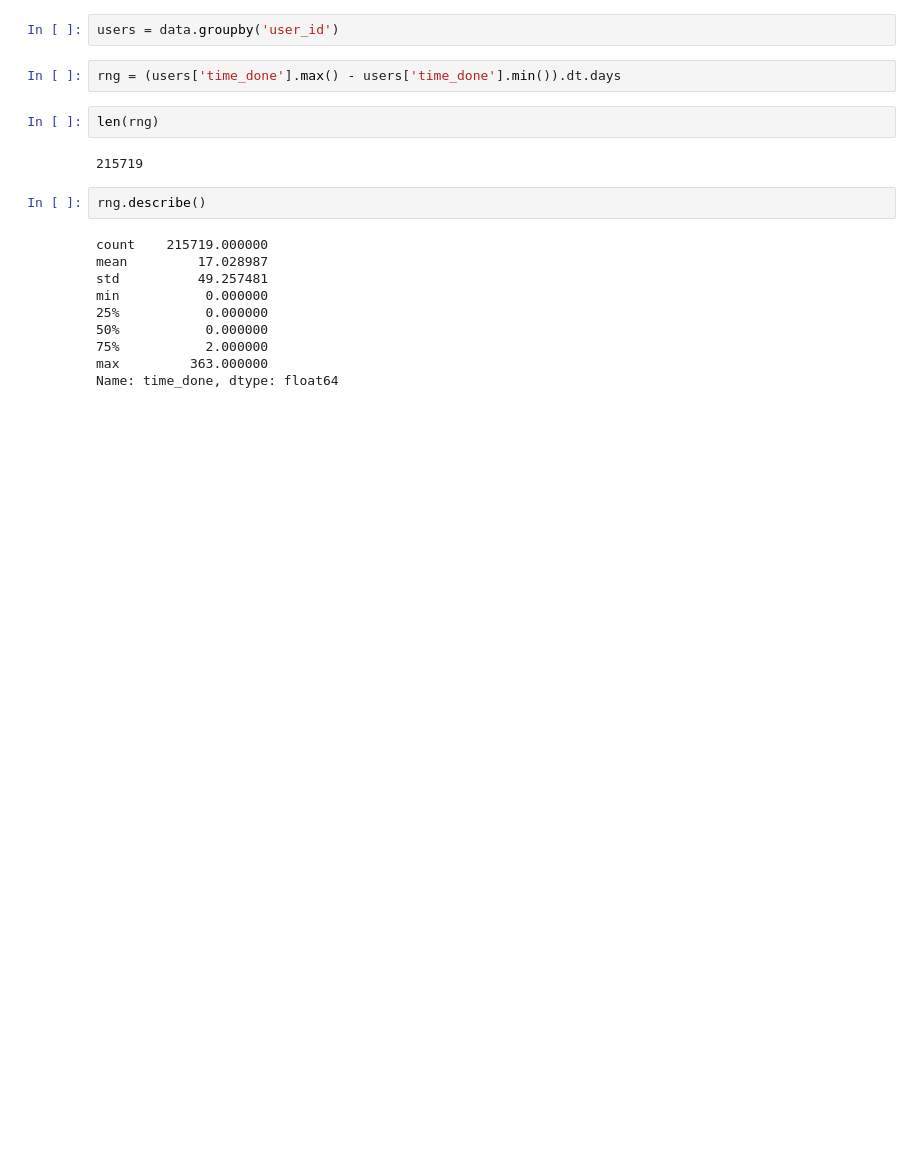
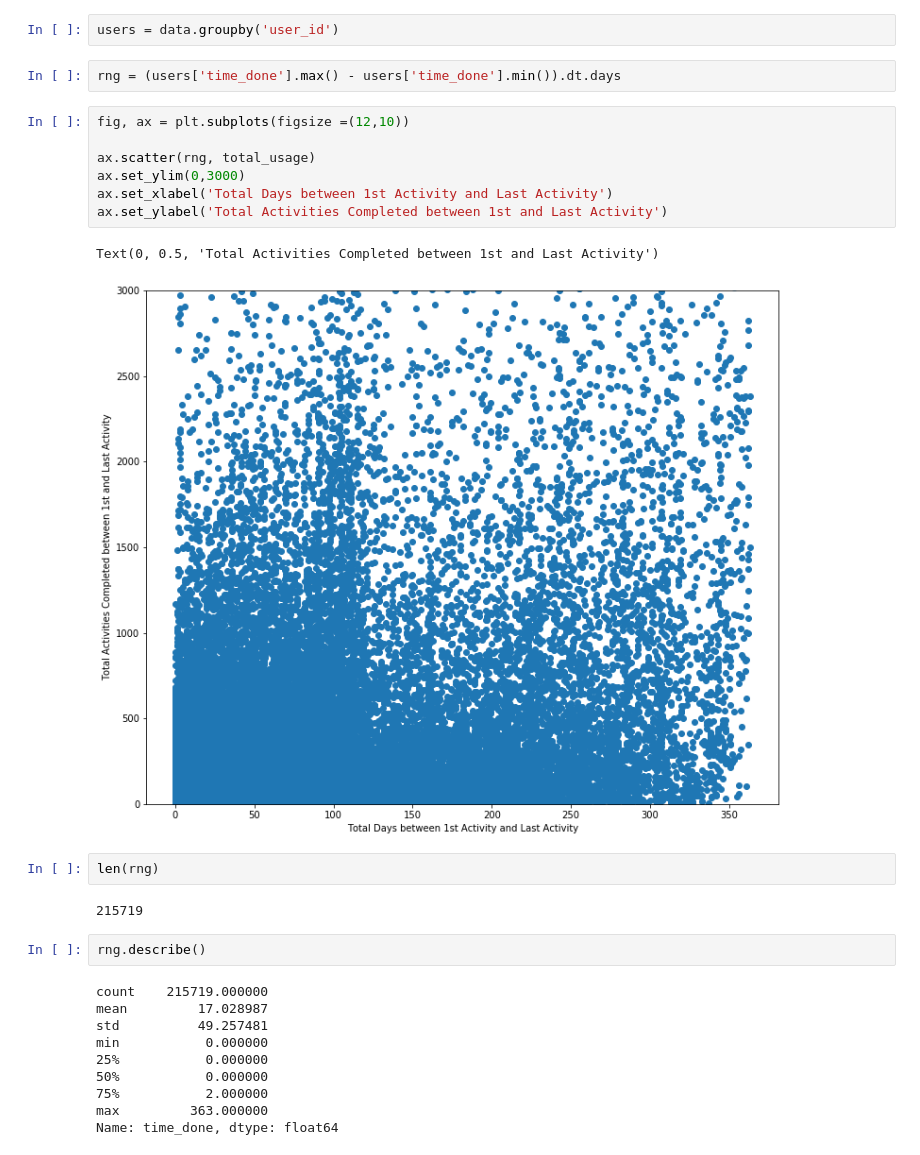
Before and after one commit to branlindsey/junyi_app_user, a Jupyter notebook: EDA.ipynb, the cells around one changed output. Cells and saved outputs as stored; diff of their text form; blank space fills up the shorter version.

```diff
--- a/EDA.ipynb
+++ b/EDA.ipynb
@@ -205,6 +151,16 @@ activities.head()
 users = data.groupby('user_id')
 # %%
 rng = (users['time_done'].max() - users['time_done'].min()).dt.days
+# %%
+fig, ax = plt.subplots(figsize =(12,10))
+
+ax.scatter(rng, total_usage)
+ax.set_ylim(0,3000)
+ax.set_xlabel('Total Days between 1st Activity and Last Activity')
+ax.set_ylabel('Total Activities Completed between 1st and Last Activity')
+# %% [output]
+Text(0, 0.5, 'Total Activities Completed between 1st and Last Activity')
+[figure, added]
 # %%
 len(rng)
 # %% [output]
```
Also changed, not shown: parts of 76 cells of this notebook, 2 other files.
